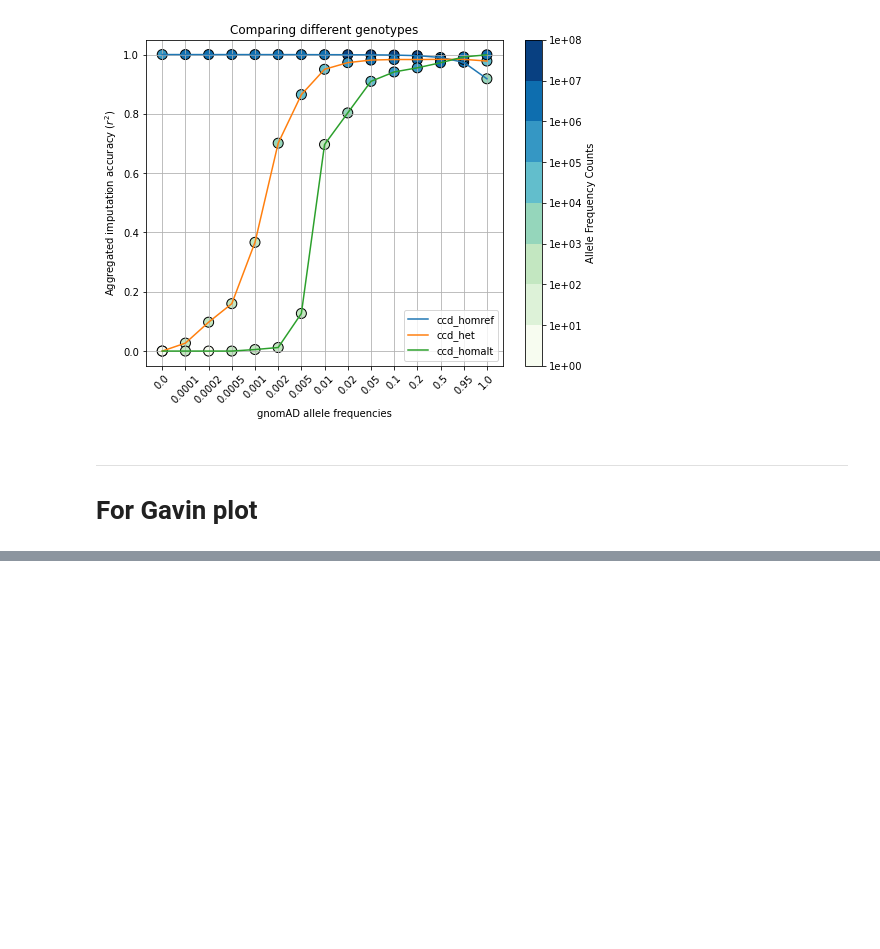
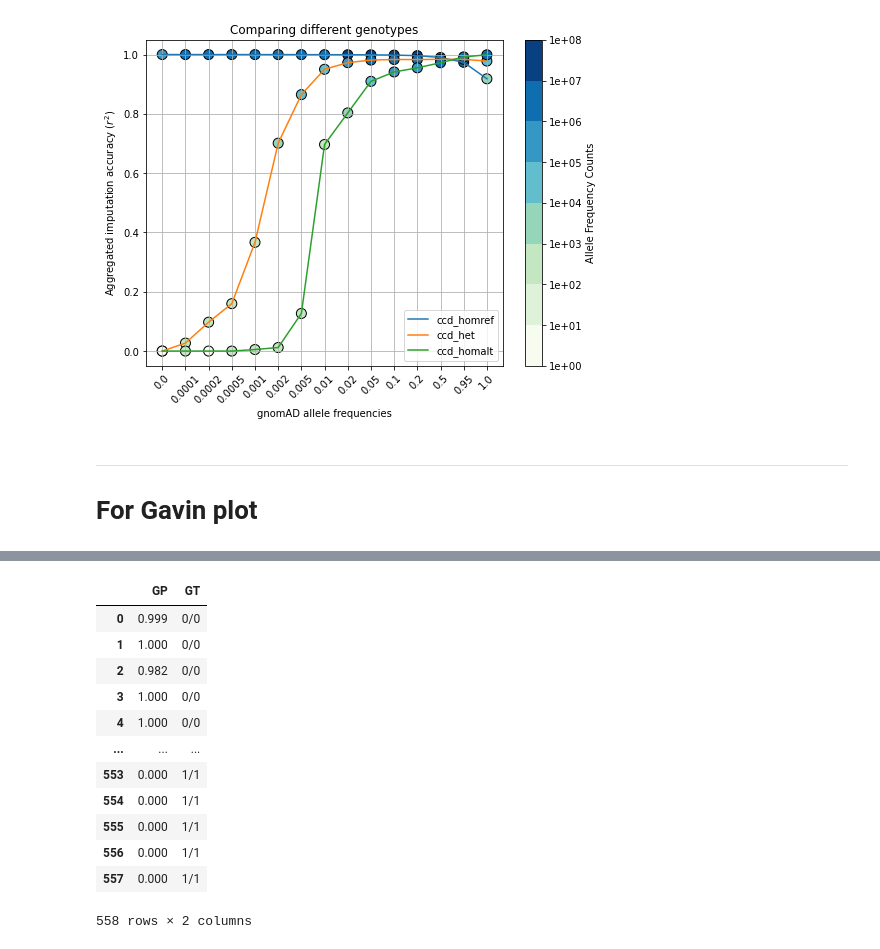
Before and after one commit to Suuuuuuuus/LCWGS_pipeline, a Jupyter notebook: scripts/lcwgs_tmp.ipynb, the cells around one changed output, grey strips where cells are left out. Saved outputs shown, nothing was run; the diff lists cells and outputs as text; code cells hidden in the pictures; blank space fills up the shorter version.

```diff
--- a/scripts/lcwgs_tmp.ipynb
+++ b/scripts/lcwgs_tmp.ipynb
@@ -211,0 +130,16 @@ pd.concat([lc,chip], ignore_index=True)
+# %%
+df_ary[1]
+# %% [output]
+|  | GP | GT |
+| 0 | 0.999 | 0/0 |
+| 1 | 1.000 | 0/0 |
+| 2 | 0.982 | 0/0 |
+| 3 | 1.000 | 0/0 |
+| 4 | 1.000 | 0/0 |
+| ... | ... | ... |
+| 553 | 0.000 | 1/1 |
+| 554 | 0.000 | 1/1 |
+| 555 | 0.000 | 1/1 |
+| 556 | 0.000 | 1/1 |
+| 557 | 0.000 | 1/1 |
+558 rows × 2 columns
```
Also changed, not shown: parts of 15 cells of this notebook, 1 other file.
